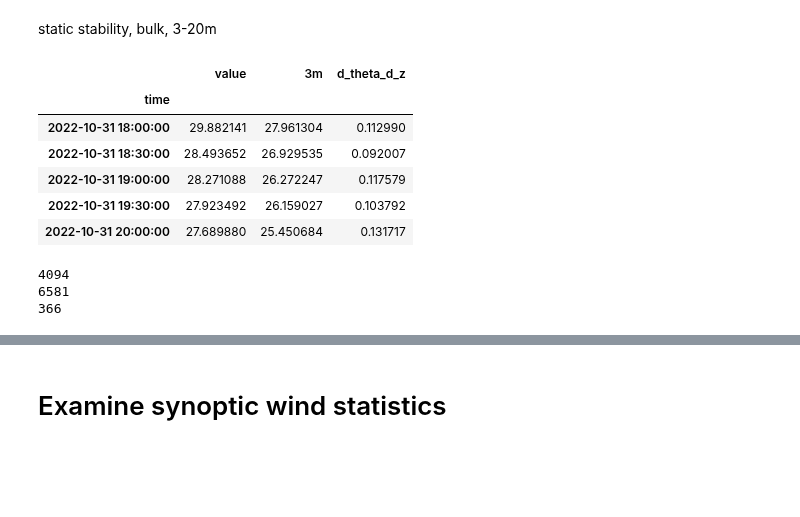
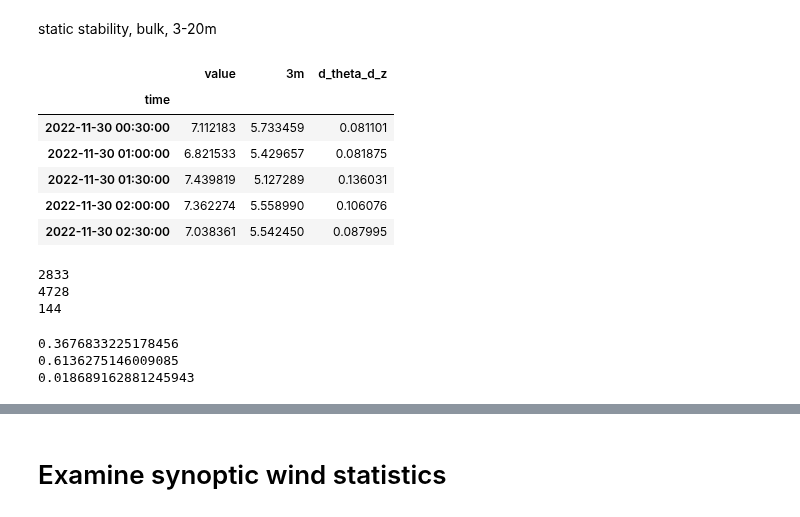
Before and after one commit to elischwat/sublimationofsnow, a Jupyter notebook: analysis/paper2/seasonal_analysis_doppler_lidar_wprof_and_wstats.ipynb, the cells around one changed output, grey strips where cells are left out. Saved outputs shown, nothing was run; the diff lists cells and outputs as text; code cells hidden in the pictures; blank space fills up the shorter version.

```diff
--- a/analysis/paper2/seasonal_analysis_doppler_lidar_wprof_and_wstats.ipynb
+++ b/analysis/paper2/seasonal_analysis_doppler_lidar_wprof_and_wstats.ipynb
@@ -379,19 +385,21 @@ static stability, bulk, 3-20m
 # %%
 bulk_static_stability = sos_df_localtime.query("variable == 'Tpot_20m_c'").set_index('time')[['value']].join(
     sos_df_localtime.query("variable == 'Tpot_3m_c'").set_index('time')['value'].rename('3m')
 )
 bulk_static_stability['d_theta_d_z'] = (
     (bulk_static_stability['value'] - bulk_static_stability['3m']) / 17
 )
+bulk_static_stability = bulk_static_stability[bulk_static_stability.index > startdate]
+bulk_static_stability = bulk_static_stability[bulk_static_stability.index <= enddate]
 bulk_static_stability.head()
 # %% [output]
 |  | value | 3m | d_theta_d_z |
 | time |  |  |  |
-| 2022-10-31 18:00:00 | 29.882141 | 27.961304 | 0.112990 |
-| 2022-10-31 18:30:00 | 28.493652 | 26.929535 | 0.092007 |
-| 2022-10-31 19:00:00 | 28.271088 | 26.272247 | 0.117579 |
-| 2022-10-31 19:30:00 | 27.923492 | 26.159027 | 0.103792 |
-| 2022-10-31 20:00:00 | 27.689880 | 25.450684 | 0.131717 |
+| 2022-11-30 00:30:00 | 7.112183 | 5.733459 | 0.081101 |
+| 2022-11-30 01:00:00 | 6.821533 | 5.429657 | 0.081875 |
+| 2022-11-30 01:30:00 | 7.439819 | 5.127289 | 0.136031 |
+| 2022-11-30 02:00:00 | 7.362274 | 5.558990 | 0.106076 |
+| 2022-11-30 02:30:00 | 7.038361 | 5.542450 | 0.087995 |
 # %%
 tgrad_stable_times_3to20 = list(pd.to_datetime(bulk_static_stability.query("d_theta_d_z > 0.05").index))
 tgrad_unstable_times_3to20 = list(pd.to_datetime(bulk_static_stability.query("d_theta_d_z < -0.05").index))
@@ -401,6 +409,15 @@ print(len(tgrad_stable_times_3to20))
 print(len(tgrad_neutral_times_3to20))
 print(len(tgrad_unstable_times_3to20))
 # %% [output]
-4094
-6581
-366
+2833
+4728
+144
+# %%
+total = len(tgrad_stable_times_3to20) + len(tgrad_neutral_times_3to20) + len(tgrad_unstable_times_3to20)
+print(len(tgrad_stable_times_3to20) / total)
+print(len(tgrad_neutral_times_3to20) / total)
+print(len(tgrad_unstable_times_3to20) / total)
+# %% [output]
+0.3676833225178456
+0.6136275146009085
+0.018689162881245943
```
Also changed, not shown: parts of 26 cells of this notebook, 3 other files.
